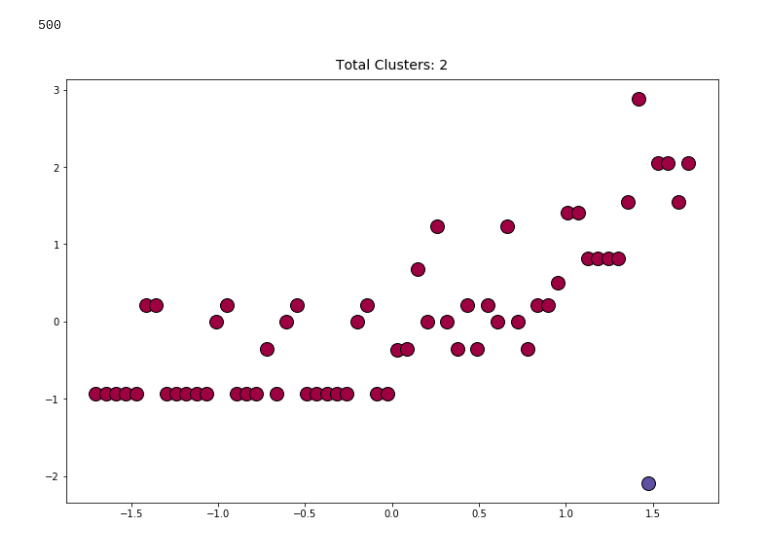
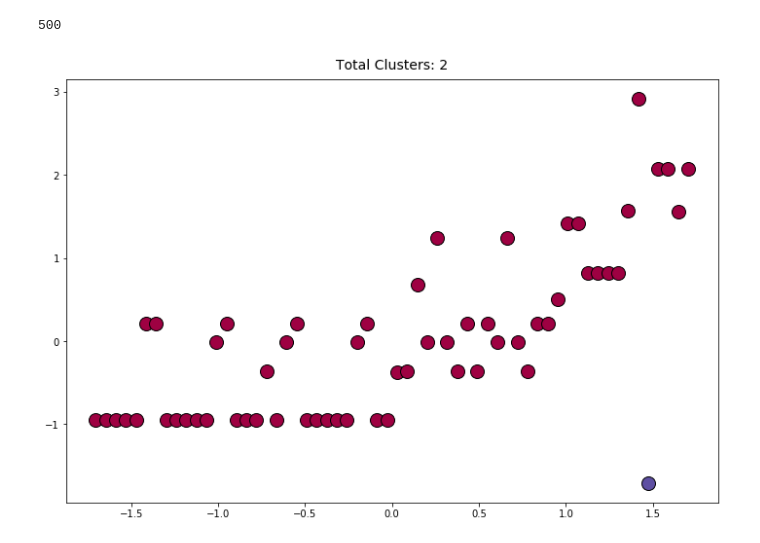
Before and after one commit to MagicMike90/cheap-airfare, a Jupyter notebook: cheap-airfare.ipynb, the cells around one changed output. Cells and saved outputs as stored; diff of their text form; code cells hidden in the pictures.

Commit message:
find min test value to seperate the group

```diff
--- a/cheap-airfare.ipynb
+++ b/cheap-airfare.ipynb
@@ -172,9 +172,9 @@ px[55]
 # %% [output]
 500
 # %%
-test_clusters(px, 1.5, 55, 500)
+test_clusters(px, 1.5, 55, 535)
 # %% [output]
-[figure, old version]
+[figure, new version]
 # %%
 px[55]
 # %% [output]
```
Also changed, not shown: parts of 1 cell of this notebook.
